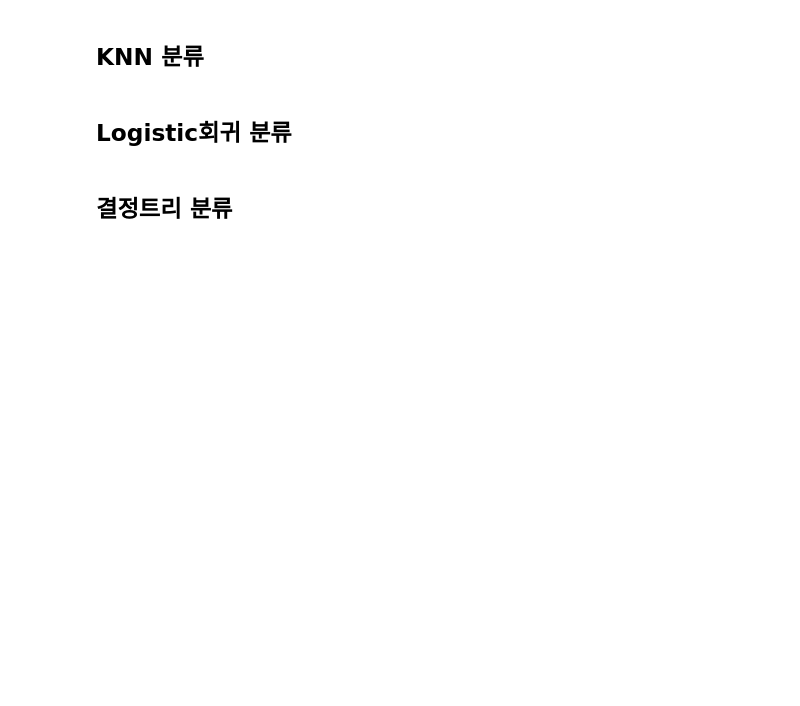
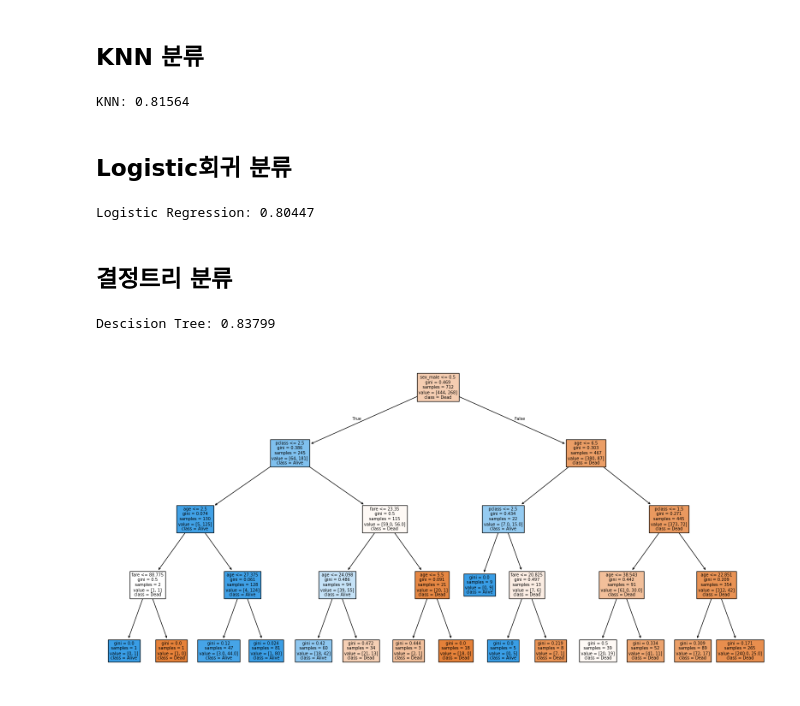
Before and after one commit to verba-neo/gaida-1, a Jupyter notebook: ML/titanic.ipynb, the cells around one changed output. Saved outputs shown, nothing was run; the diff lists cells and outputs as text; code cells hidden in the pictures; blank space fills up the shorter version.

```diff
--- a/ML/titanic.ipynb
+++ b/ML/titanic.ipynb
@@ -35,6 +60,43 @@ from sklearn.experimental import enable_iterative_imputer
+# %%
+X = df_imputed.drop('survived', axis=1)
+y = df_imputed[target]
+
+
+X_train, X_test, y_train, y_test = train_test_split(X, y, test_size=0.2, random_state=42)
+
+ss = StandardScaler()
+X_train_scaled = ss.fit_transform(X_train)
+X_test_scaled = ss.transform(X_test)
 # %% [markdown]
 ## KNN 분류
+# %%
+knn = KNeighborsClassifier(n_neighbors=10)
+knn.fit(X_train_scaled, y_train)
+score_knn = knn.score(X_test_scaled, y_test)
+print(f'KNN: {score_knn:.5f}')
+# %% [output]
+KNN: 0.81564
 # %% [markdown]
 ## Logistic회귀 분류
+# %%
+lr = LogisticRegression(max_iter=1000)
+lr.fit(X_train_scaled, y_train)
+score_lr = lr.score(X_test_scaled, y_test)
+print(f'Logistic Regression: {score_lr:.5f}')
+# %% [output]
+Logistic Regression: 0.80447
 # %% [markdown]
 ## 결정트리 분류
+# %%
+dt = DecisionTreeClassifier(max_depth=4, random_state=42)
+dt.fit(X_train, y_train)
+score_dt = dt.score(X_test, y_test)
+print(f'Descision Tree: {score_dt:.5f}')
+# %% [output]
+Descision Tree: 0.83799
+# %%
+plt.figure(figsize=(20, 10))
+plot_tree(dt, feature_names=X.columns, class_names=['Dead', 'Alive'], filled=True)
+plt.show()
+# %% [output]
+[figure, added]
```
Also changed, not shown: parts of 2 cells of this notebook, 1 other file.
